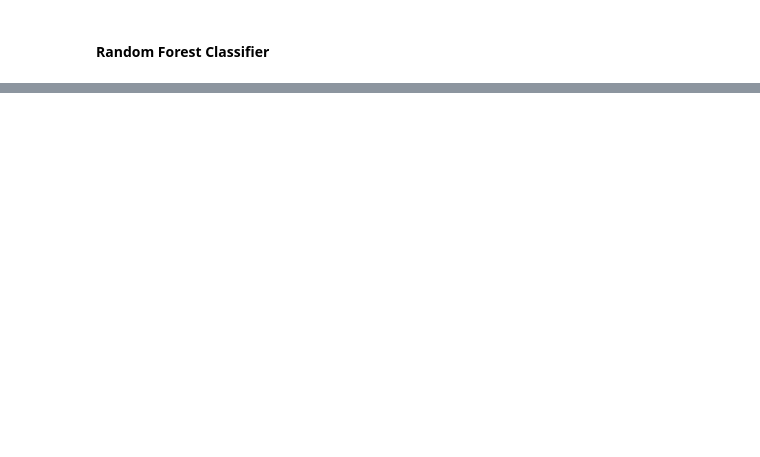
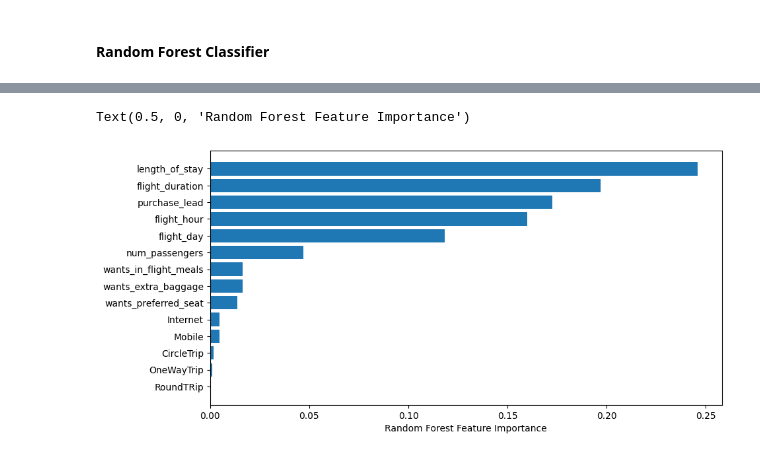
Before and after one commit to jeremi0214/DS_project_BA, a Jupyter notebook: predictive_model.ipynb, the cells around one changed output, grey strips where cells are left out. Cells and saved outputs as stored; diff of their text form; code cells hidden in the pictures; blank space fills up the shorter version.

```diff
--- a/predictive_model.ipynb
+++ b/predictive_model.ipynb
@@ -195,0 +252,9 @@ cm.score(X_train, y_train)
+# %%
+# feature importance
+plt.figure(figsize=(10,5))
+sorted_idx = rforest.feature_importances_.argsort()
+plt.barh(scaled_df.iloc[:,:-1].columns[sorted_idx], rforest.feature_importances_[sorted_idx])
+plt.xlabel("Random Forest Feature Importance")
+# %% [output]
+Text(0.5, 0, 'Random Forest Feature Importance')
+[figure, added]
```
Also changed, not shown: parts of 24 cells of this notebook.
